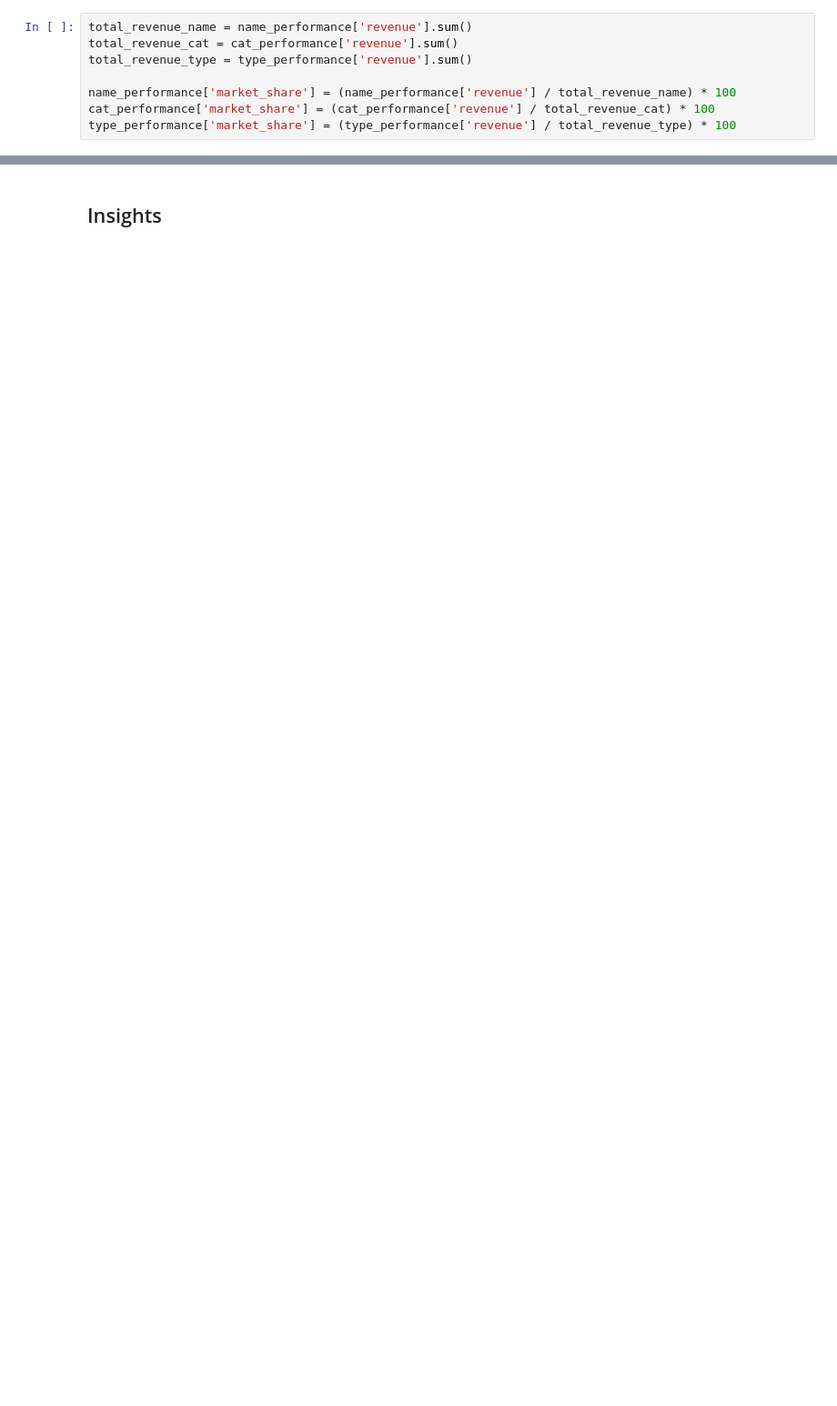
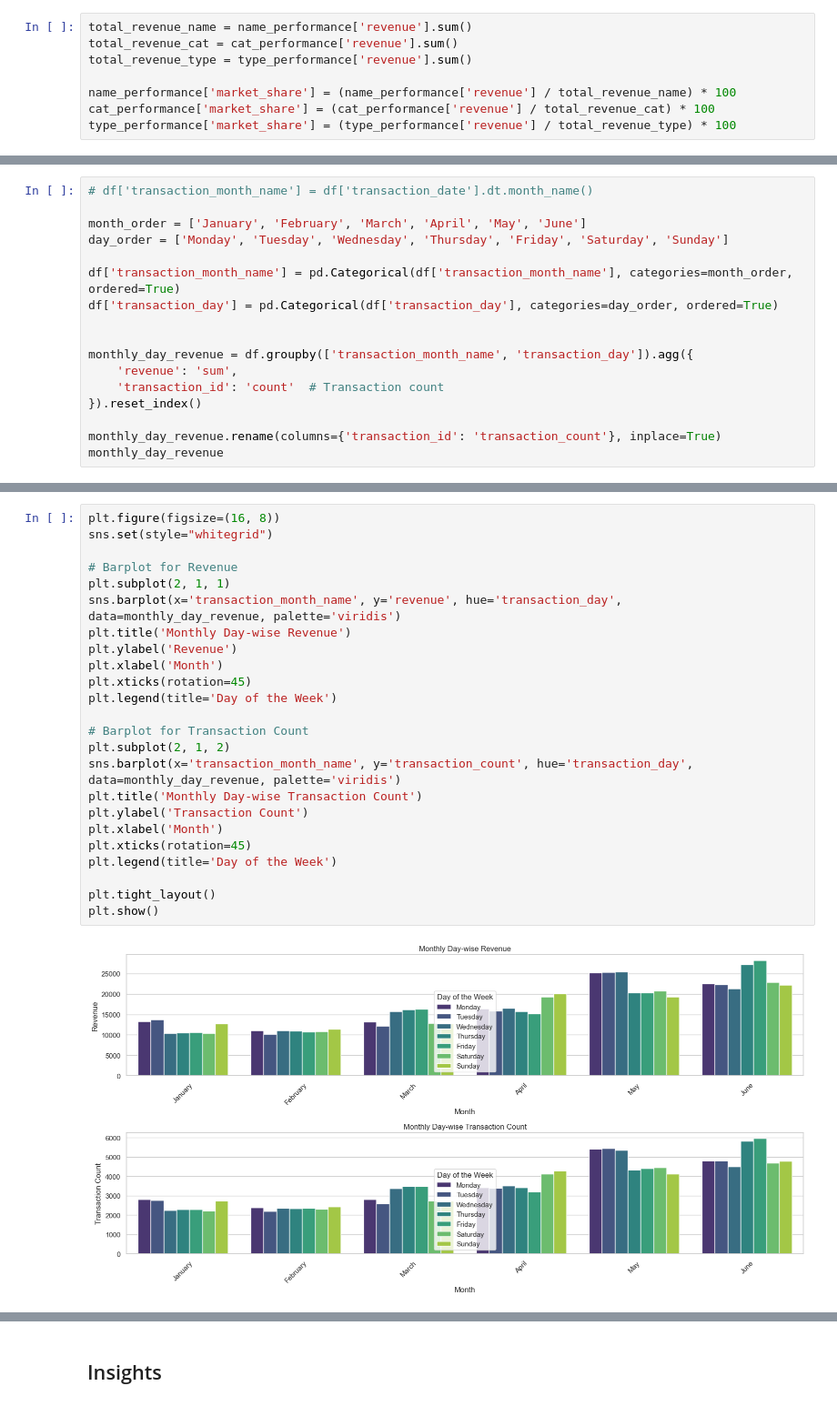
Before and after one commit to JinnOppa/Data-Analysis-Portfolio, a Jupyter notebook: coffee-shop-sales/project2.ipynb, the cells around one changed output, grey strips where cells are left out. Shown at 91% size. Cells and saved outputs as stored; diff of their text form; blank space fills up the shorter version.

```diff
--- a/coffee-shop-sales/project2.ipynb
+++ b/coffee-shop-sales/project2.ipynb
@@ -763,0 +767,17 @@ Analyze sales patterns by day of the week and time of day to understand when sto
+# %%
+# df['transaction_month_name'] = df['transaction_date'].dt.month_name()
+
+month_order = ['January', 'February', 'March', 'April', 'May', 'June']
+day_order = ['Monday', 'Tuesday', 'Wednesday', 'Thursday', 'Friday', 'Saturday', 'Sunday']
+
+df['transaction_month_name'] = pd.Categorical(df['transaction_month_name'], categories=month_order, ordered=True)
+df['transaction_day'] = pd.Categorical(df['transaction_day'], categories=day_order, ordered=True)
+
+
+monthly_day_revenue = df.groupby(['transaction_month_name', 'transaction_day']).agg({
+    'revenue': 'sum',
+    'transaction_id': 'count'  # Transaction count
+}).reset_index()
+
+monthly_day_revenue.rename(columns={'transaction_id': 'transaction_count'}, inplace=True)
+monthly_day_revenue
@@ -763,0 +802,26 @@ Analyze sales patterns by day of the week and time of day to understand when sto
+# %%
+plt.figure(figsize=(16, 8))
+sns.set(style="whitegrid")
+
+# Barplot for Revenue
+plt.subplot(2, 1, 1)
+sns.barplot(x='transaction_month_name', y='revenue', hue='transaction_day', data=monthly_day_revenue, palette='viridis')
+plt.title('Monthly Day-wise Revenue')
+plt.ylabel('Revenue')
+plt.xlabel('Month')
+plt.xticks(rotation=45)
+plt.legend(title='Day of the Week')
+
+# Barplot for Transaction Count
+plt.subplot(2, 1, 2)
+sns.barplot(x='transaction_month_name', y='transaction_count', hue='transaction_day', data=monthly_day_revenue, palette='viridis')
+plt.title('Monthly Day-wise Transaction Count')
+plt.ylabel('Transaction Count')
+plt.xlabel('Month')
+plt.xticks(rotation=45)
+plt.legend(title='Day of the Week')
+
+plt.tight_layout()
+plt.show()
+# %% [output]
+[figure, added]
```
Also changed, not shown: parts of 52 cells of this notebook.
